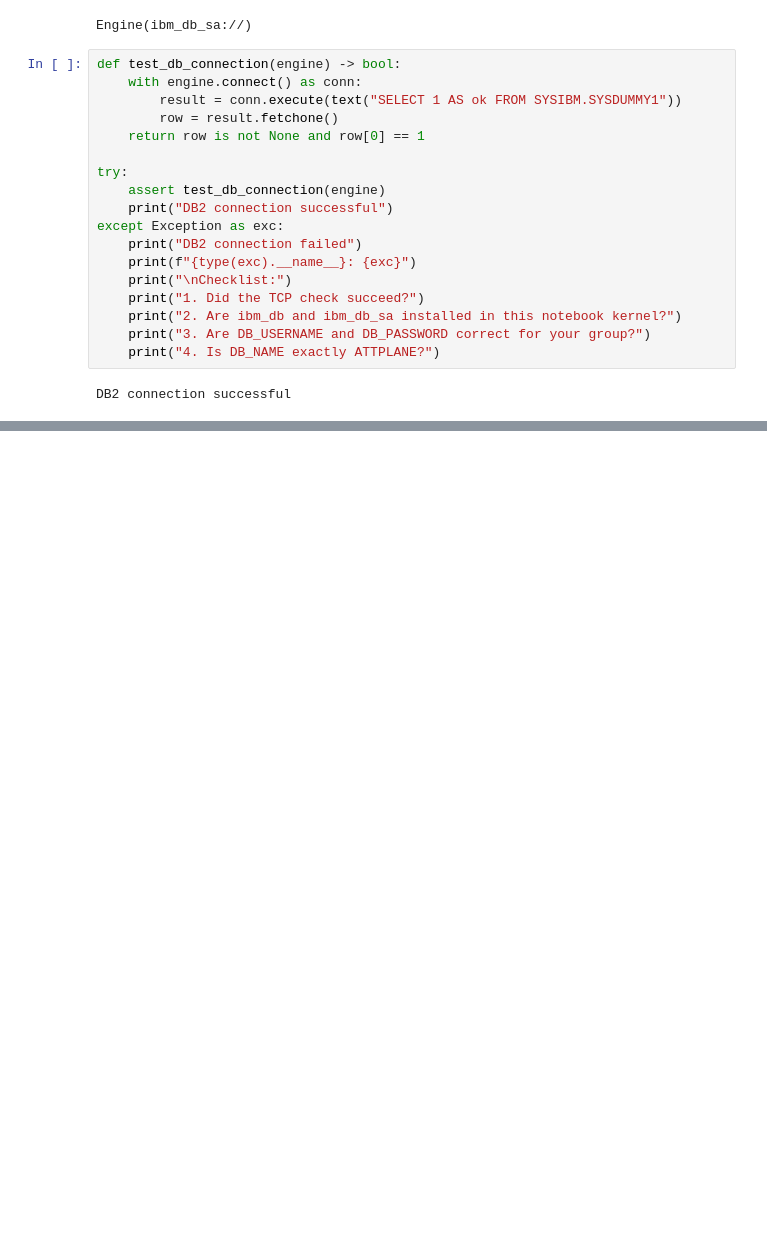
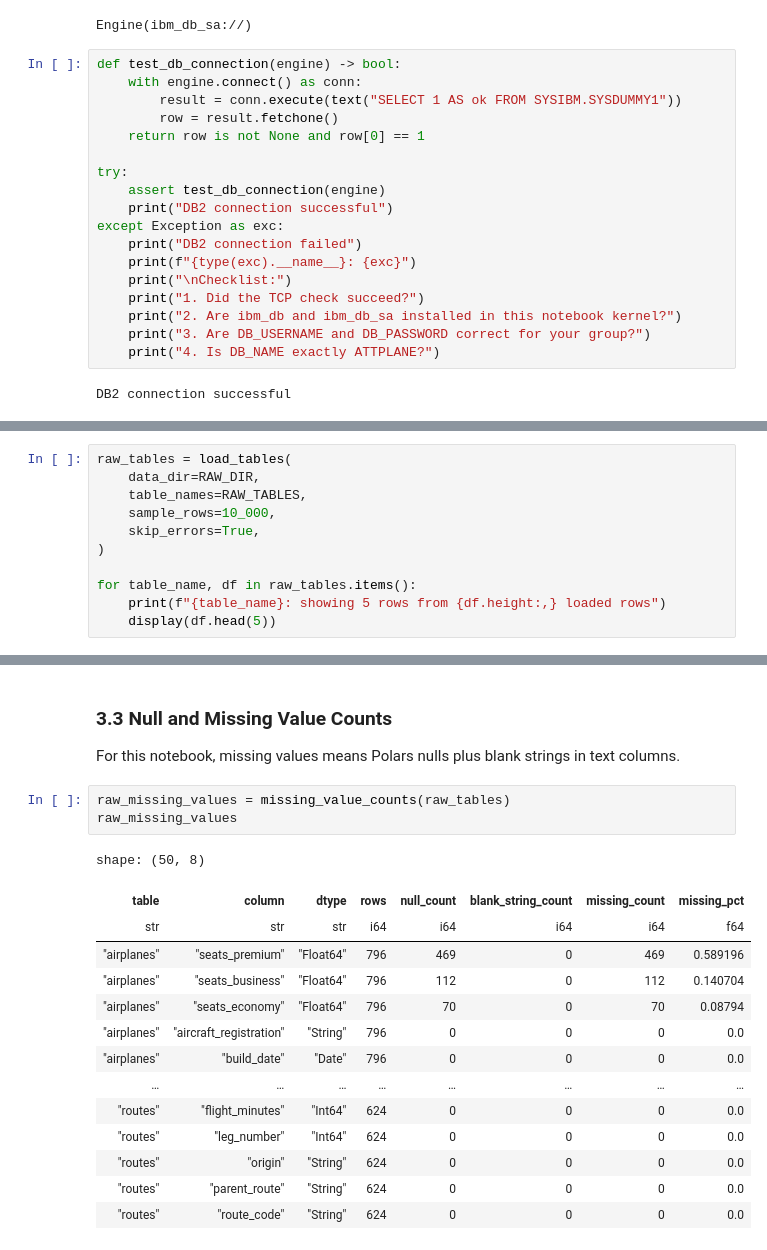
Before and after one commit to Navenkumar-Balasubramaniam/ATT-Group8, a Jupyter notebook: notebooks/Exploratory.ipynb, the cells around one changed output, grey strips where cells are left out. Saved outputs shown, nothing was run; the diff lists cells and outputs as text; blank space fills up the shorter version.

```diff
--- a/notebooks/Exploratory.ipynb
+++ b/notebooks/Exploratory.ipynb
@@ -82,0 +230,11 @@ DB2 connection successful
+# %%
+raw_tables = load_tables(
+    data_dir=RAW_DIR,
+    table_names=RAW_TABLES,
+    sample_rows=10_000,
+    skip_errors=True,
+)
+
+for table_name, df in raw_tables.items():
+    print(f"{table_name}: showing 5 rows from {df.height:,} loaded rows")
+    display(df.head(5))
@@ -82,0 +302,22 @@ DB2 connection successful
+# %% [markdown]
+### 3.3 Null and Missing Value Counts
+
+For this notebook, missing values means Polars nulls plus blank strings in text columns.
+# %%
+raw_missing_values = missing_value_counts(raw_tables)
+raw_missing_values
+# %% [output]
+shape: (50, 8)
+| table | column | dtype | rows | null_count | blank_string_count | missing_count | missing_pct |
+| str | str | str | i64 | i64 | i64 | i64 | f64 |
+| "airplanes" | "seats_premium" | "Float64" | 796 | 469 | 0 | 469 | 0.589196 |
+| "airplanes" | "seats_business" | "Float64" | 796 | 112 | 0 | 112 | 0.140704 |
+| "airplanes" | "seats_economy" | "Float64" | 796 | 70 | 0 | 70 | 0.08794 |
+| "airplanes" | "aircraft_registration" | "String" | 796 | 0 | 0 | 0 | 0.0 |
+| "airplanes" | "build_date" | "Date" | 796 | 0 | 0 | 0 | 0.0 |
+| … | … | … | … | … | … | … | … |
+| "routes" | "flight_minutes" | "Int64" | 624 | 0 | 0 | 0 | 0.0 |
+| "routes" | "leg_number" | "Int64" | 624 | 0 | 0 | 0 | 0.0 |
+| "routes" | "origin" | "String" | 624 | 0 | 0 | 0 | 0.0 |
+| "routes" | "parent_route" | "String" | 624 | 0 | 0 | 0 | 0.0 |
+| "routes" | "route_code" | "String" | 624 | 0 | 0 | 0 | 0.0 |
```
Also changed, not shown: parts of 27 cells of this notebook, 14 other files.
